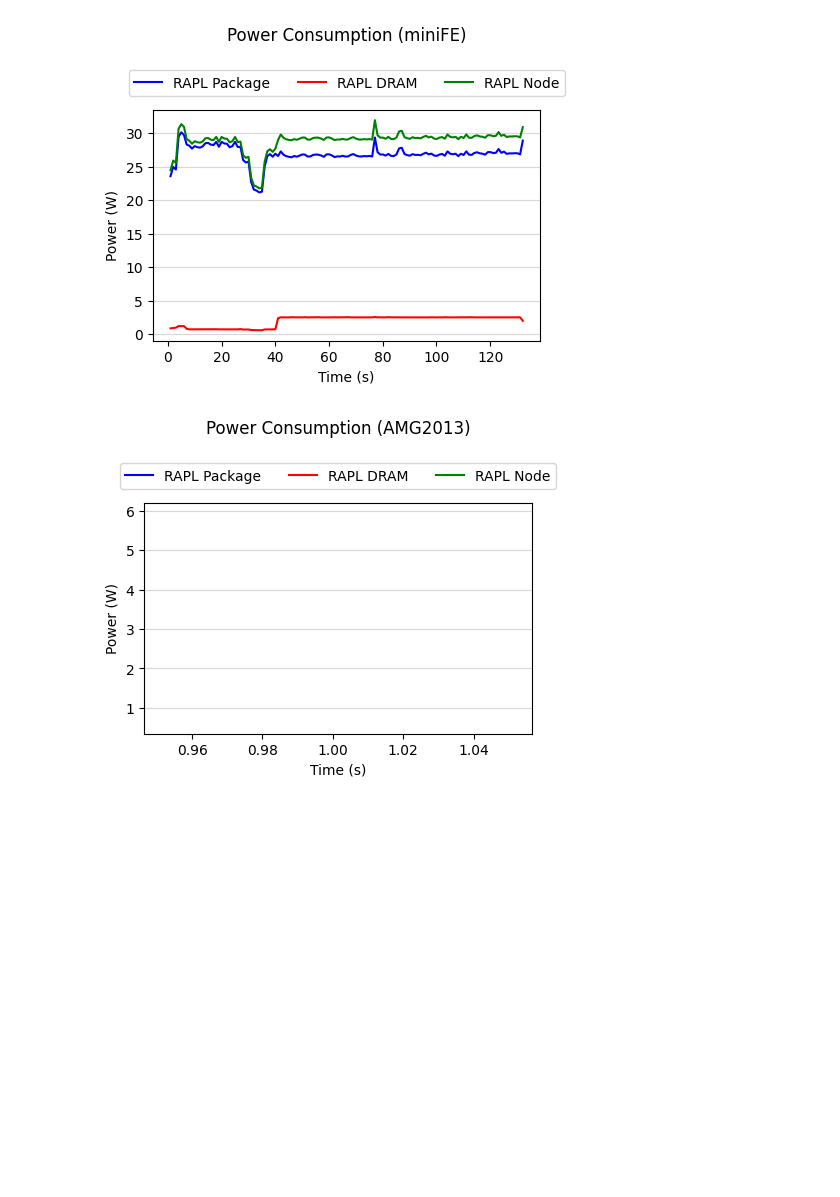
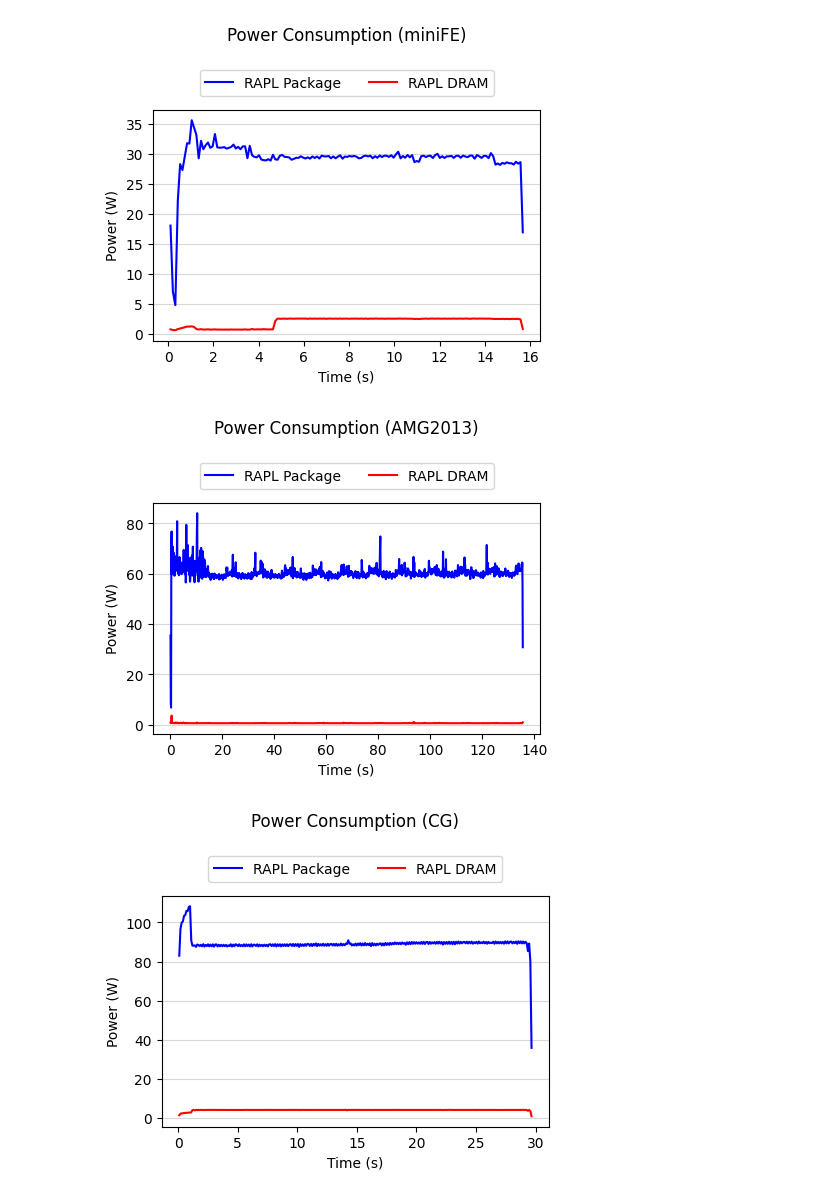
Before and after one commit to zzheng33/power, a Jupyter notebook: data/plot_power.ipynb, the cells around one changed output. Cells and saved outputs as stored; diff of their text form; code cells hidden in the pictures; blank space fills up the shorter version.

```diff
--- a/data/plot_power.ipynb
+++ b/data/plot_power.ipynb
@@ -32,8 +32,12 @@ plot_power_CPU("./nekbone.csv","Nekbone")
 # %%
-plot_power_CPU("./miniFE.csv","miniFE")
+plot_power_CPU("./miniFE_power.csv","miniFE")
 # %% [output]
-[figure, old version]
+[figure, new version]
 # %%
-plot_power_CPU("./AMG2013.csv","AMG2013")
+plot_power_CPU("./AMG2013_power.csv","AMG2013")
 # %% [output]
-[figure, old version]
+[figure, new version]
+# %%
+plot_power_CPU("./CG_power.csv","CG")
+# %% [output]
+[figure, added]
```
Also changed, not shown: parts of 4 cells of this notebook, 10 other files.
